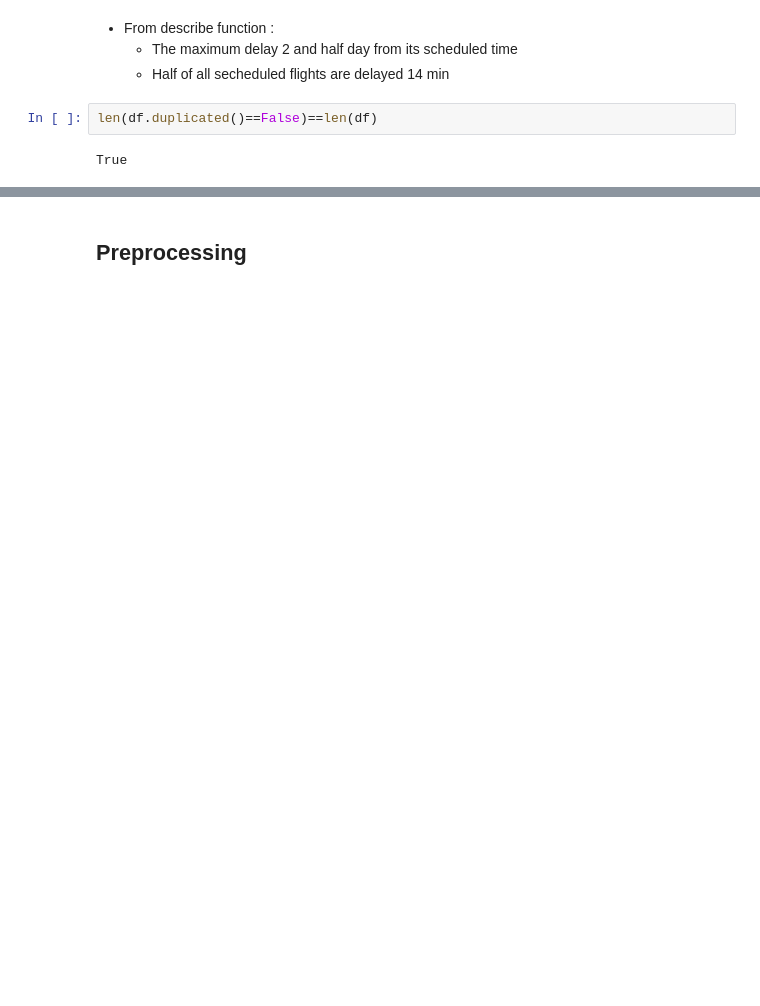
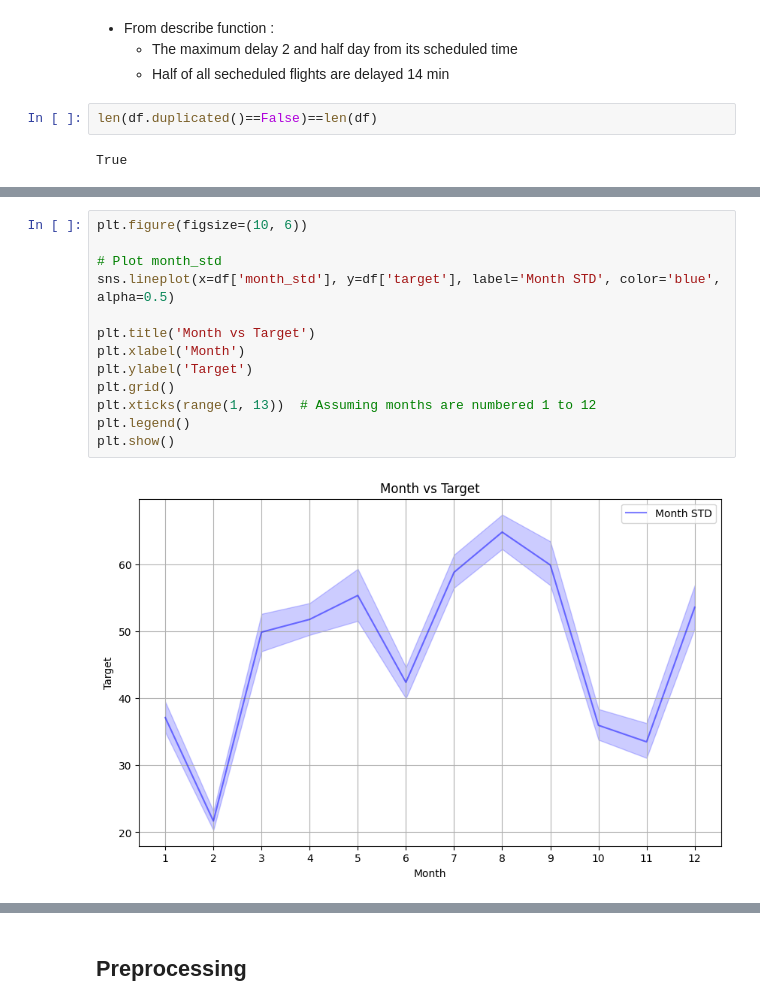
Before and after one commit to AyaElsawyElghaysh/ML_END_PROJECT, a Jupyter notebook: notebooks/EDA.ipynb, the cells around one changed output, grey strips where cells are left out. Cells and saved outputs as stored; diff of their text form; blank space fills up the shorter version.

```diff
--- a/notebooks/EDA.ipynb
+++ b/notebooks/EDA.ipynb
@@ -207,0 +290,15 @@ Index(['ID', 'DATOP', 'FLTID', 'DEPSTN', 'ARRSTN', 'STD', 'STA', 'STATUS',
+# %%
+plt.figure(figsize=(10, 6))
+
+# Plot month_std
+sns.lineplot(x=df['month_std'], y=df['target'], label='Month STD', color='blue', alpha=0.5)
+
+plt.title('Month vs Target')
+plt.xlabel('Month')
+plt.ylabel('Target')
+plt.grid()
+plt.xticks(range(1, 13))  # Assuming months are numbered 1 to 12
+plt.legend()
+plt.show()
+# %% [output]
+[figure, added]
```
Also changed, not shown: parts of 39 cells of this notebook, 1 other file.
